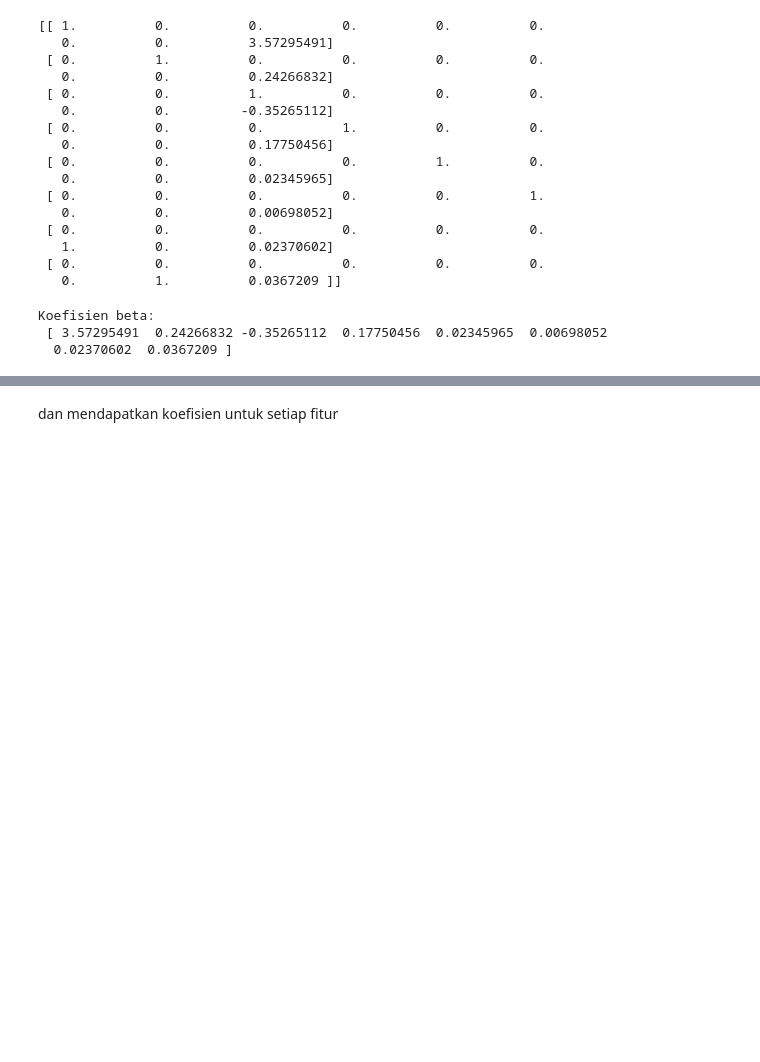
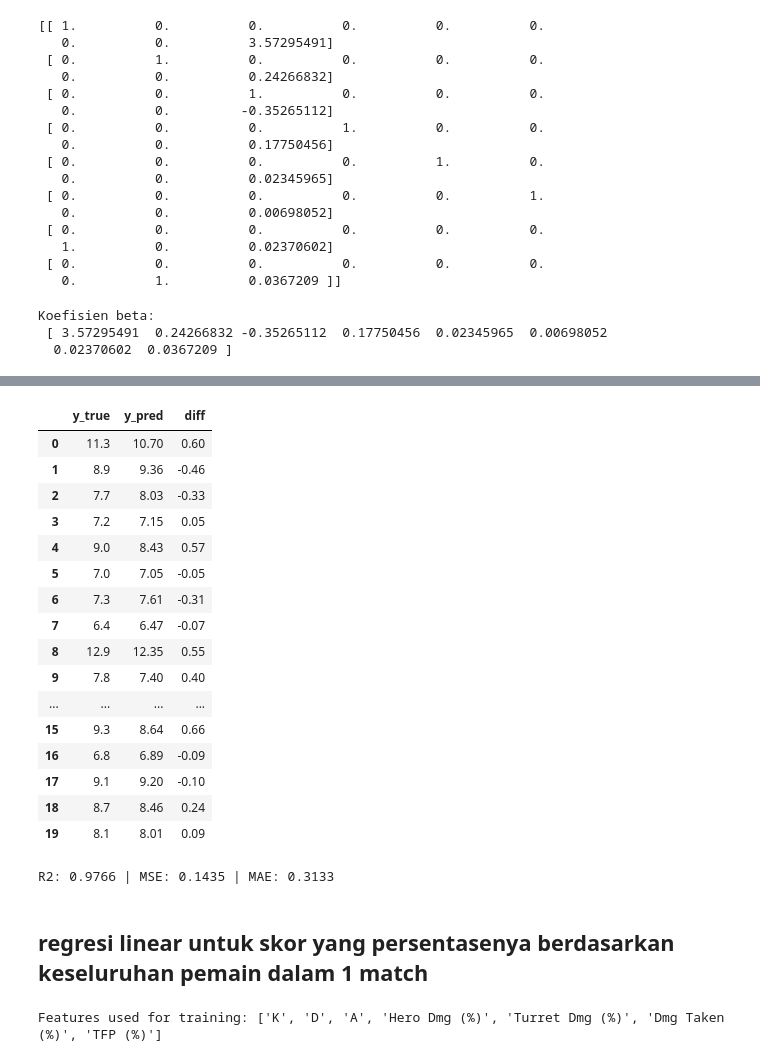
Before and after one commit to umbiumbiian/Mobile-Legend-Bang-Bang, a Jupyter notebook: notebook/main.ipynb, the cells around one changed output, grey strips where cells are left out. Cells and saved outputs as stored; diff of their text form; code cells hidden in the pictures; blank space fills up the shorter version.

```diff
--- a/notebook/main.ipynb
+++ b/notebook/main.ipynb
@@ -468,11 +449,6 @@ y_team = df_all_team['Skor']
 
 x_train, x_test, y_train, y_test = train_test_split(x_team, y_team, test_size=0.2, random_state=42)
 
-x_train = x_train.reset_index(drop=True)
-y_train = y_train.reset_index(drop=True)
-x_test = x_test.reset_index(drop=True)
-y_test = y_test.reset_index(drop=True)
-
 print('Features used for training:', list(x_train.columns))
 # %% [output]
 Features used for training: ['K', 'D', 'A', 'Hero Dmg (%)', 'Turret Dmg (%)', 'Dmg Taken (%)', 'TFP (%)']
@@ -600,2 +546,0 @@ dan mendapatkan koefisien untuk setiap fitur
-# %% [markdown]
-dan mendapatkan koefisien untuk setiap fitur
@@ -607,0 +547,63 @@ dan mendapatkan koefisien untuk setiap fitur
+# %%
+# Gunakan koefisien beta untuk membuat prediksi pada set test dan bandingkan dengan y_test
+# Siapkan fitur numerik pada x_test agar sesuai urutan kolom yang dipakai saat training (X_df)
+train_numeric_cols = list(X_df.columns)  # kolom numerik yang digunakan saat training
+X_test_df = x_test.select_dtypes(include=[np.number]).copy()
+# Pastikan semua kolom training ada di test; isi dengan 0 jika tidak ada
+for c in train_numeric_cols:
+    if c not in X_test_df.columns:
+        X_test_df[c] = 0
+# Seleksi dan urutkan kolom sesuai training
+X_test_df = X_test_df[train_numeric_cols].fillna(0)
+# Tambah kolom bias (intercept)
+X_test_mat = np.column_stack((np.ones(len(X_test_df)), X_test_df.values))
+# Pastikan bentuk beta kompatibel (vektor kolom)
+beta_vec = np.array(beta).reshape(-1)
+if beta_vec.shape[0] != X_test_mat.shape[1]:
+    raise ValueError(f'Ukuran beta ({beta_vec.shape[0]}) tidak cocok dengan jumlah fitur+intercept ({X_test_mat.shape[1]}).')
+# Hitung prediksi
+y_pred = (X_test_mat @ beta_vec).flatten()
+# Ambil y_test numerik yang sesuai
+y_test_num = pd.to_numeric(y_test, errors='coerce').fillna(0).values.flatten()
+# Buat DataFrame perbandingan
+cmp = pd.DataFrame({'y_true': y_test_num, 'y_pred': np.round(y_pred,2)})
+cmp['diff'] = np.round(cmp['y_true'] - cmp['y_pred'],2)
+display(cmp.reset_index(drop=True))
+# Hitung metrik sederhana: MSE, MAE, R2 (manual)
+ss_res = np.sum((y_test_num - y_pred)**2)
+ss_tot = np.sum((y_test_num - y_test_num.mean())**2)
+r2 = 1 - ss_res/ss_tot if ss_tot != 0 else np.nan
+mse = np.mean((y_test_num - y_pred)**2)
+mae = np.mean(np.abs(y_test_num - y_pred))
+print(f'R2: {r2:.4f} | MSE: {mse:.4f} | MAE: {mae:.4f}')
+# %% [output]
+|  | y_true | y_pred | diff |
+| 0 | 11.3 | 10.70 | 0.60 |
+| 1 | 8.9 | 9.36 | -0.46 |
+| 2 | 7.7 | 8.03 | -0.33 |
+| 3 | 7.2 | 7.15 | 0.05 |
+| 4 | 9.0 | 8.43 | 0.57 |
+| 5 | 7.0 | 7.05 | -0.05 |
+| 6 | 7.3 | 7.61 | -0.31 |
+| 7 | 6.4 | 6.47 | -0.07 |
+| 8 | 12.9 | 12.35 | 0.55 |
+| 9 | 7.8 | 7.40 | 0.40 |
+| ... | ... | ... | ... |
+| 15 | 9.3 | 8.64 | 0.66 |
+| 16 | 6.8 | 6.89 | -0.09 |
+| 17 | 9.1 | 9.20 | -0.10 |
+| 18 | 8.7 | 8.46 | 0.24 |
+| 19 | 8.1 | 8.01 | 0.09 |
+R2: 0.9766 | MSE: 0.1435 | MAE: 0.3133
+# %% [markdown]
+## regresi linear untuk skor yang persentasenya berdasarkan keseluruhan pemain dalam 1 match
+# %%
+# Pastikan kolom index-like tidak ikut sebagai fitur
+x_total = df_all_total.drop(columns=['Skor'], errors='ignore')
+y_total = df_all_total['Skor']
+
+x_train, x_test, y_train, y_test = train_test_split(x_total, y_total, test_size=0.2, random_state=42)
+
+print('Features used for training:', list(x_train.columns))
+# %% [output]
+Features used for training: ['K', 'D', 'A', 'Hero Dmg (%)', 'Turret Dmg (%)', 'Dmg Taken (%)', 'TFP (%)']
```
Also changed, not shown: parts of 22 cells of this notebook.
